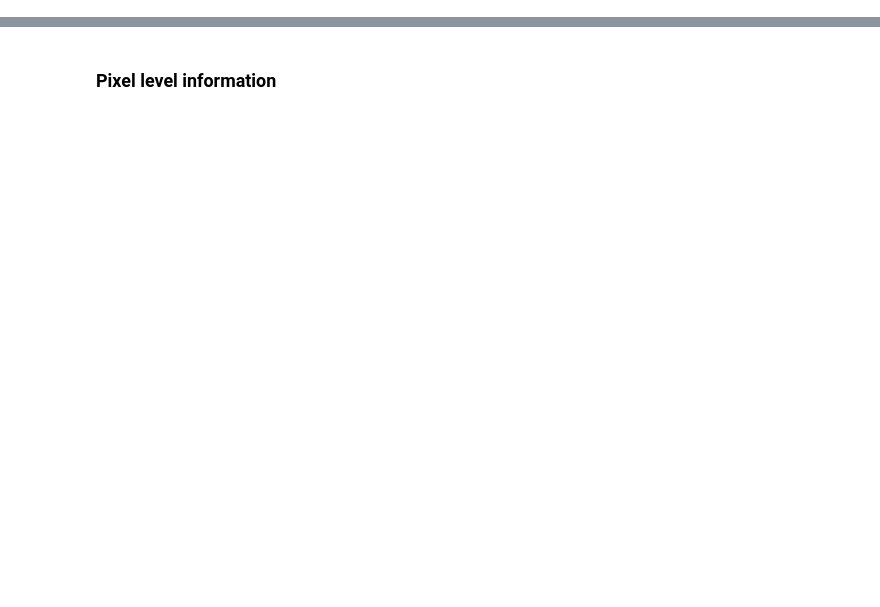
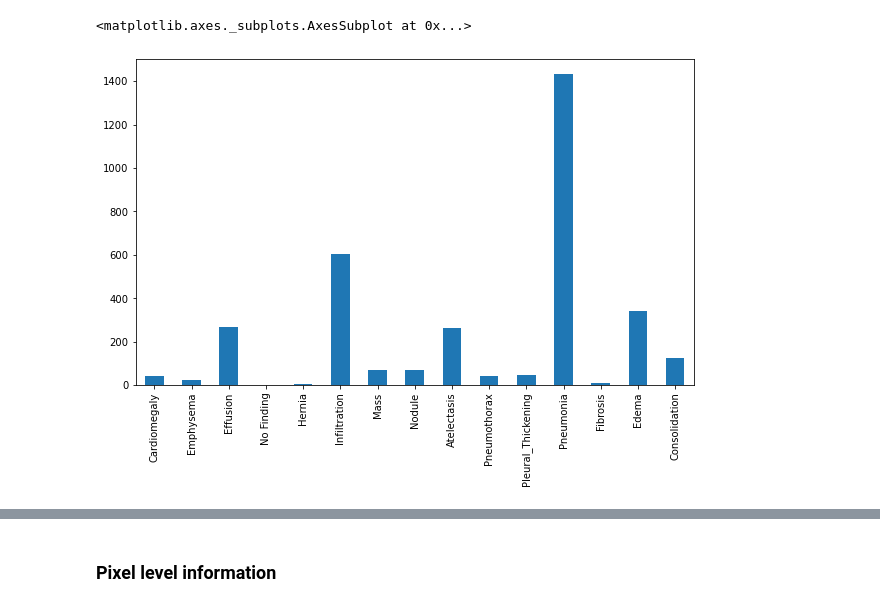
Before and after one commit to irvingvasquez/neumonitor, a Jupyter notebook: EDA.ipynb, the cells around one changed output, grey strips where cells are left out. Cells and saved outputs as stored; diff of their text form; code cells hidden in the pictures; blank space fills up the shorter version.

```diff
--- a/EDA.ipynb
+++ b/EDA.ipynb
@@ -255,0 +374,6 @@ sample_df.sample(10)
+# %%
+plt.figure(figsize=(10,6))
+all_xray_df[all_xray_df.Pneumonia==1][labels].sum().plot(kind='bar')
+# %% [output]
+<matplotlib.axes._subplots.AxesSubplot at 0x...>
+[figure, added]
```
Also changed, not shown: parts of 62 cells of this notebook, 1 other file.
